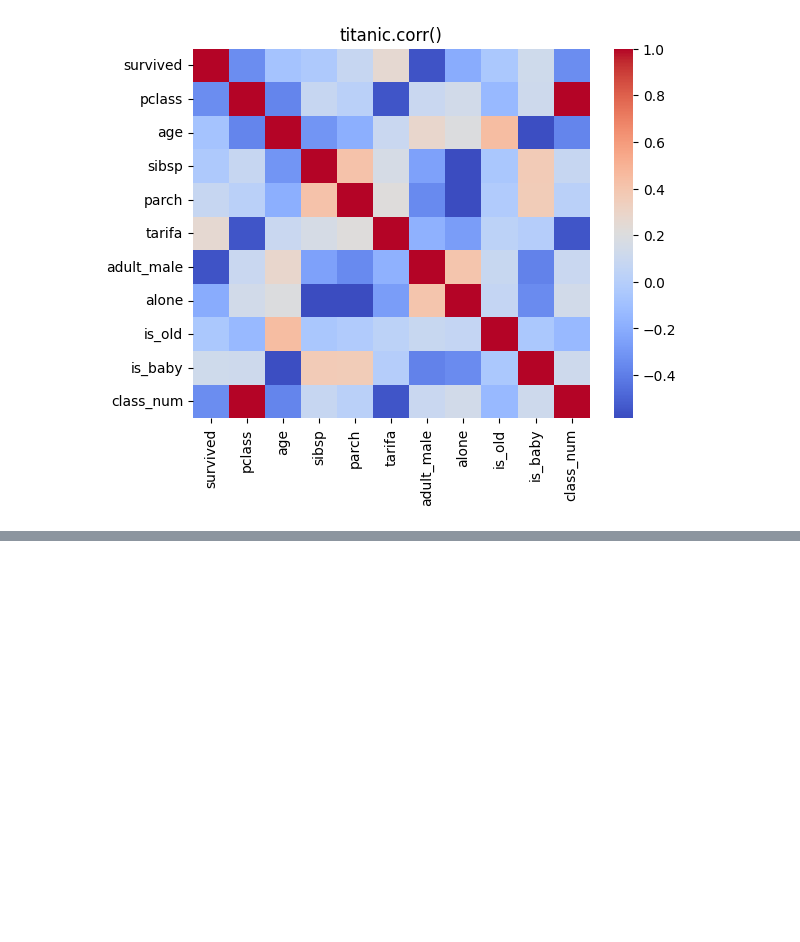
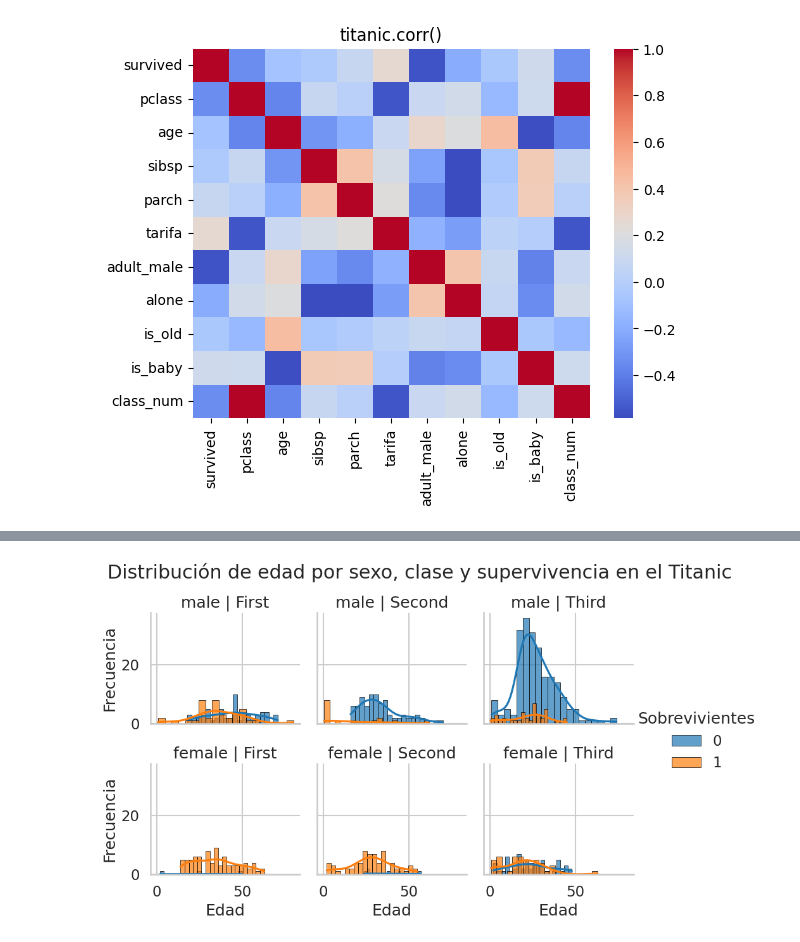
Before and after one commit to Michelle-viu-23/08MBID-Visualizaci-n-de-Datos, a Jupyter notebook: AG3_VIU.ipynb, the cells around one changed output, grey strips where cells are left out. Drawn from its saved outputs; the diff is of its cells as text; code cells hidden in the pictures; blank space fills up the shorter version.

```diff
--- a/AG3_VIU.ipynb
+++ b/AG3_VIU.ipynb
@@ -148,0 +159,15 @@ Text(0.5, 1.0, 'titanic.corr()')
+# %%
+# Matriz de gráficos
+g = sns.FacetGrid(titanic, row='sex',col='clase',hue='survived', col_order=["First", "Second", "Third"])
+
+# Personalizar los histogramas
+g.map(sns.histplot, "age", kde=True, stat="count", alpha=0.7, linewidth=0.5, edgecolor="black", palette=["red", "blue"], bins=20)
+g.set_axis_labels("Edad", "Frecuencia")
+g.set_titles(row_template="{row_name}", col_template="{col_name}")
+g.add_legend(title="Sobrevivientes")
+plt.subplots_adjust(top=0.85)
+g.fig.suptitle("Distribución de edad por sexo, clase y supervivencia en el Titanic")
+
+plt.show()
+# %% [output]
+[figure, added]
```
Also changed, not shown: parts of 2 cells of this notebook.
